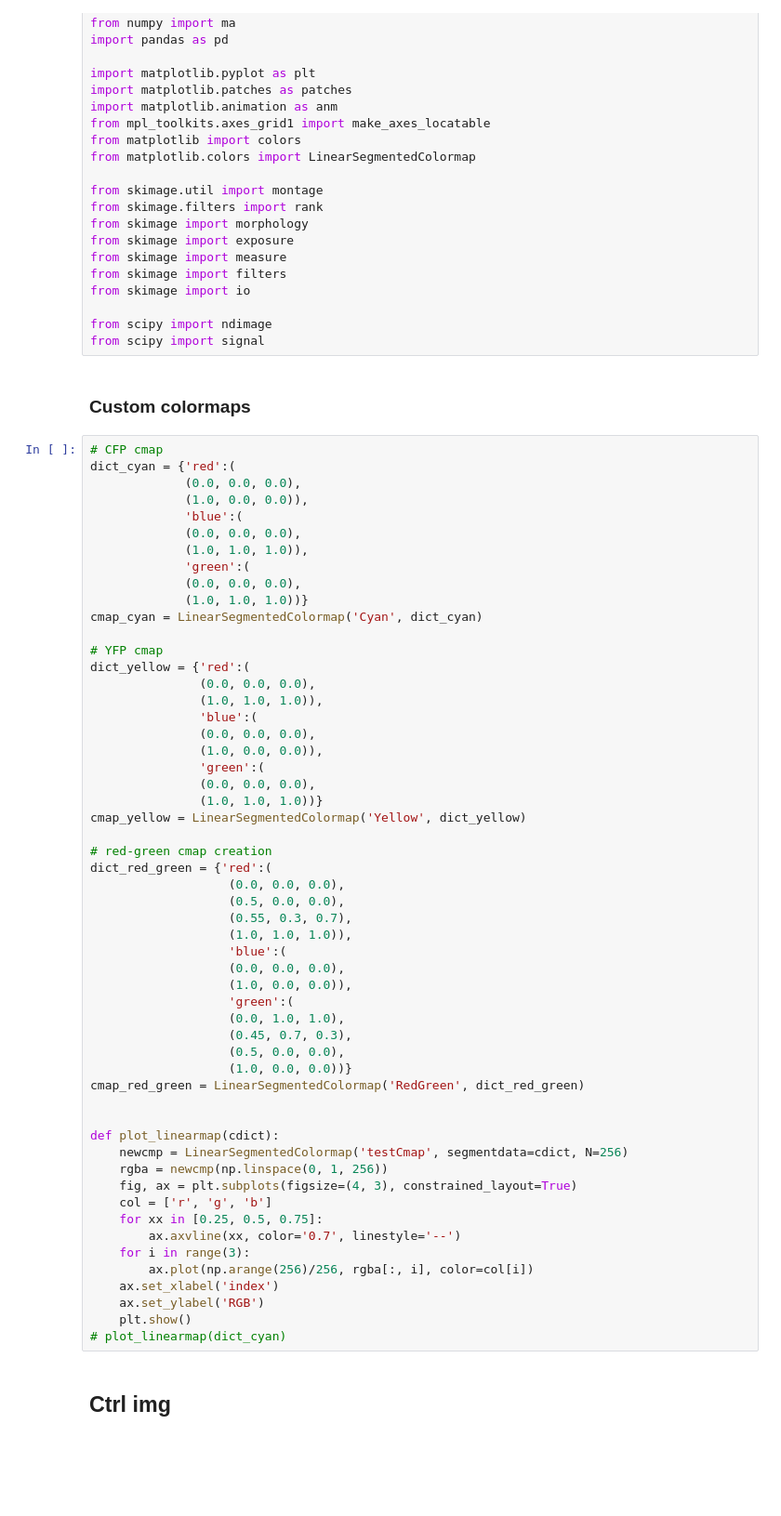
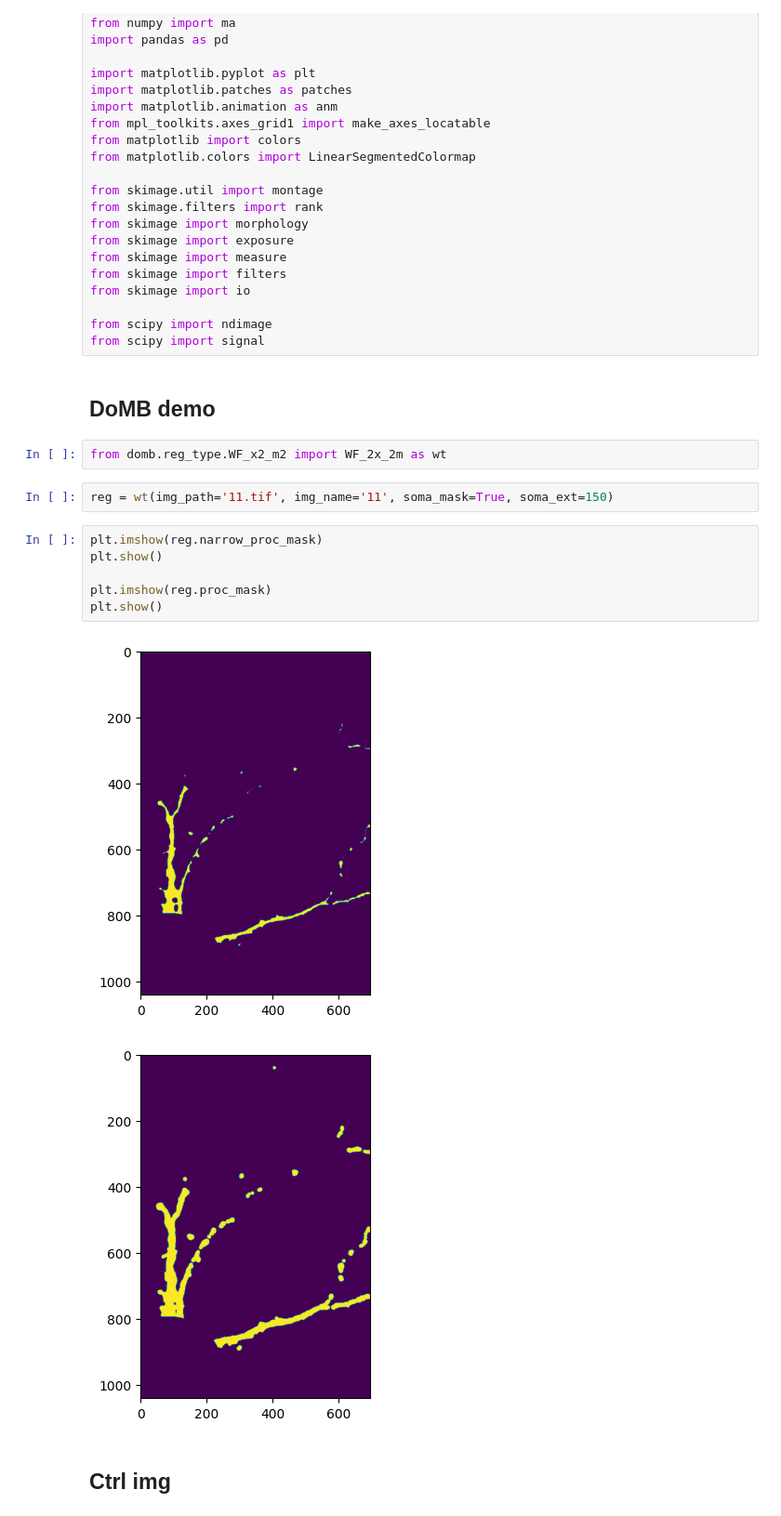
Before and after one commit to wisstock/LTData, a Jupyter notebook: demo.ipynb, the cells around one changed output. Shown: that part at 93% size. Cells and saved outputs as stored; diff of their text form; blank space fills up the shorter version.

Commit message:
demo update

```diff
--- a/demo.ipynb
+++ b/demo.ipynb
@@ -28,62 +28,20 @@ from skimage import io
 
 from scipy import ndimage
 from scipy import signal
-# %% [markdown]
-### Custom colormaps
-# %%
-# CFP cmap
-dict_cyan = {'red':(
-             (0.0, 0.0, 0.0),
-             (1.0, 0.0, 0.0)),
-             'blue':(
-             (0.0, 0.0, 0.0),
-             (1.0, 1.0, 1.0)),
-             'green':(
-             (0.0, 0.0, 0.0),
-             (1.0, 1.0, 1.0))}
-cmap_cyan = LinearSegmentedColormap('Cyan', dict_cyan)
-
-# YFP cmap
-dict_yellow = {'red':(
-               (0.0, 0.0, 0.0),
-               (1.0, 1.0, 1.0)),
-               'blue':(
-               (0.0, 0.0, 0.0),
-               (1.0, 0.0, 0.0)),
-               'green':(
-               (0.0, 0.0, 0.0),
-               (1.0, 1.0, 1.0))}
-cmap_yellow = LinearSegmentedColormap('Yellow', dict_yellow)
-
-# red-green cmap creation
-dict_red_green = {'red':(
-                   (0.0, 0.0, 0.0),
-                   (0.5, 0.0, 0.0),
-                   (0.55, 0.3, 0.7),
-                   (1.0, 1.0, 1.0)),
-                   'blue':(
-                   (0.0, 0.0, 0.0),
-                   (1.0, 0.0, 0.0)),
-                   'green':(
-                   (0.0, 1.0, 1.0),
-                   (0.45, 0.7, 0.3),
-                   (0.5, 0.0, 0.0),
-                   (1.0, 0.0, 0.0))}
-cmap_red_green = LinearSegmentedColormap('RedGreen', dict_red_green)
-
-
-def plot_linearmap(cdict):
-    newcmp = LinearSegmentedColormap('testCmap', segmentdata=cdict, N=256)
-    rgba = newcmp(np.linspace(0, 1, 256))
-    fig, ax = plt.subplots(figsize=(4, 3), constrained_layout=True)
-    col = ['r', 'g', 'b']
-    for xx in [0.25, 0.5, 0.75]:
-        ax.axvline(xx, color='0.7', linestyle='--')
-    for i in range(3):
-        ax.plot(np.arange(256)/256, rgba[:, i], color=col[i])
-    ax.set_xlabel('index')
-    ax.set_ylabel('RGB')
-    plt.show()
-# plot_linearmap(dict_cyan)
+# %% [markdown]
+## DoMB demo
+# %%
+from domb.reg_type.WF_x2_m2 import WF_2x_2m as wt
+# %%
+reg = wt(img_path='11.tif', img_name='11', soma_mask=True, soma_ext=150)
+# %%
+plt.imshow(reg.narrow_proc_mask)
+plt.show()
+
+plt.imshow(reg.proc_mask)
+plt.show()
+# %% [output]
+[figure, added]
+[figure, added]
 # %% [markdown]
 ## Ctrl img
```
Also changed, not shown: parts of 2 cells of this notebook, 1 other file.
